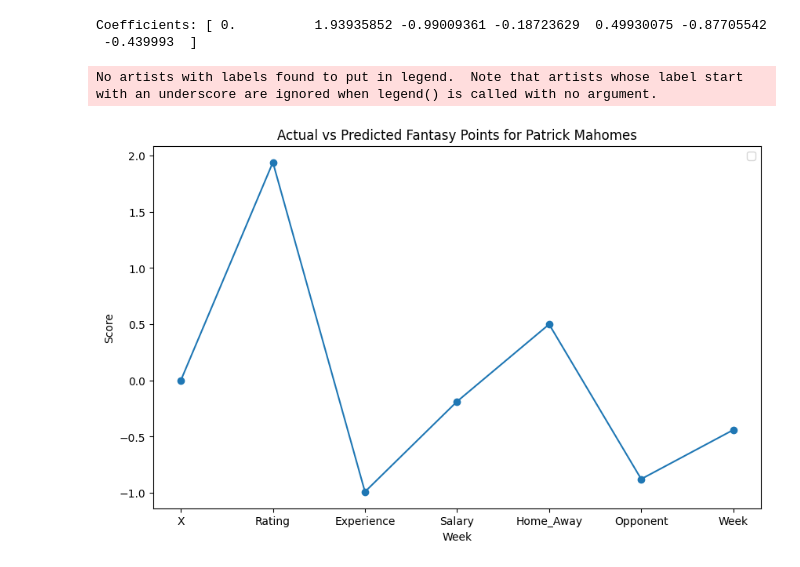
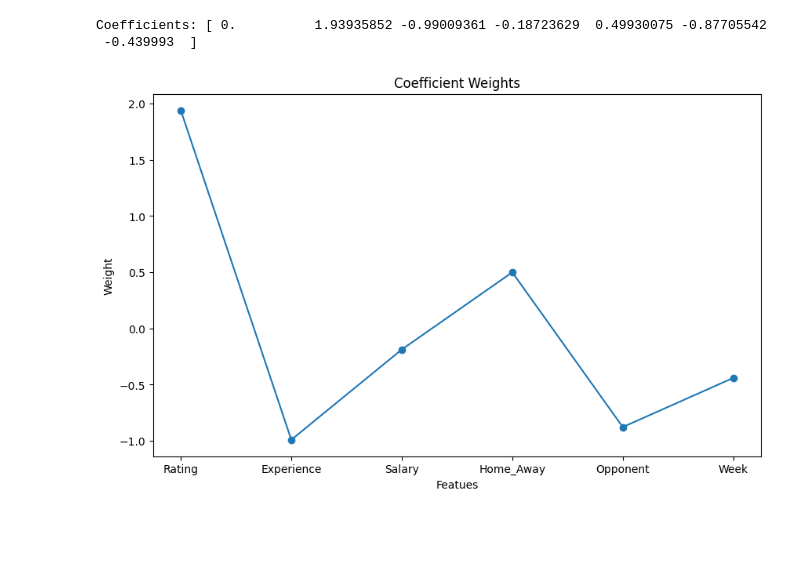
Before and after one commit to sohankancherla/nfl-qb-fantasy-prediction, a Jupyter notebook: qb_prediction.ipynb, the cells around one changed output. Saved outputs shown, nothing was run; the diff lists cells and outputs as text; code cells hidden in the pictures; blank space fills up the shorter version.

```diff
--- a/qb_prediction.ipynb
+++ b/qb_prediction.ipynb
@@ -379,19 +379,17 @@ plt.show()
 best_model = linear_grid_search.best_estimator_
 linear_model = best_model.named_steps['linear']
 coefficients = linear_model.coef_
-features = ["X", "Rating", "Experience", "Salary", "Home_Away", "Opponent", "Week"]
+features = ["Rating", "Experience", "Salary", "Home_Away", "Opponent", "Week"]
 print("Coefficients:", coefficients)
 # %% [output]
 Coefficients: [ 0.          1.93935852 -0.99009361 -0.18723629  0.49930075 -0.87705542
  -0.439993  ]
 # %%
 plt.figure(figsize=(10, 6))
-plt.plot(features, coefficients, marker='o')
-plt.xlabel('Week')
-plt.ylabel('Score')
+plt.plot(features, coefficients[1:], marker='o')
+plt.xlabel('Featues')
+plt.ylabel('Weight')
 plt.title('Coefficient Weights')
-plt.legend()
 plt.show()
 # %% [output]
-No artists with labels found to put in legend.  Note that artists whose label start with an underscore are ignored when legend() is called with no argument.
-[figure, old version]
+[figure, new version]
```
